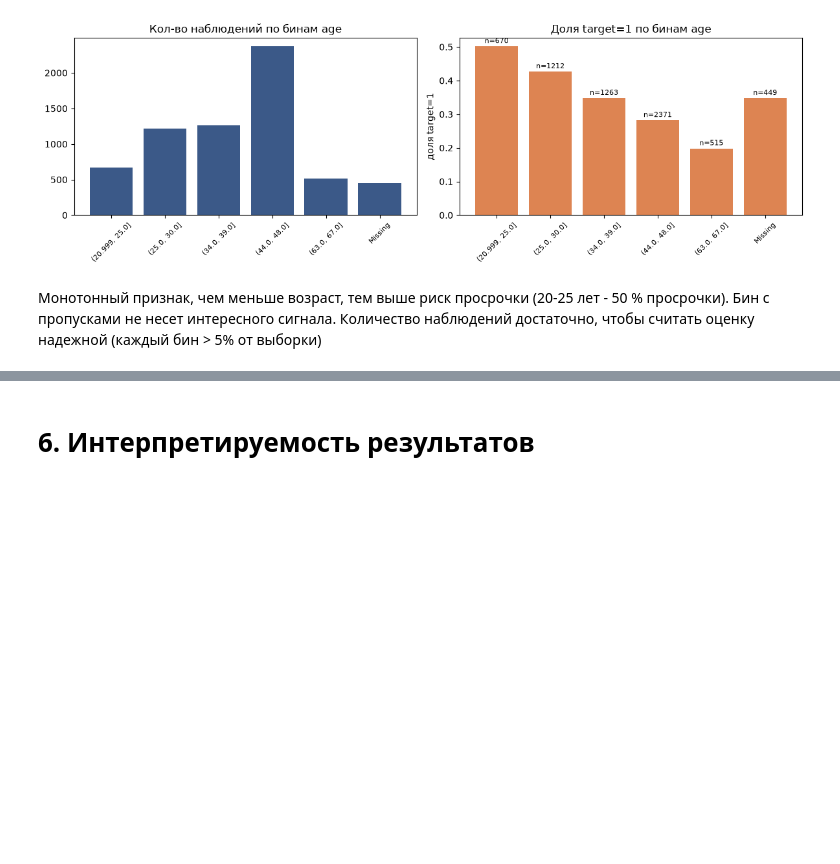
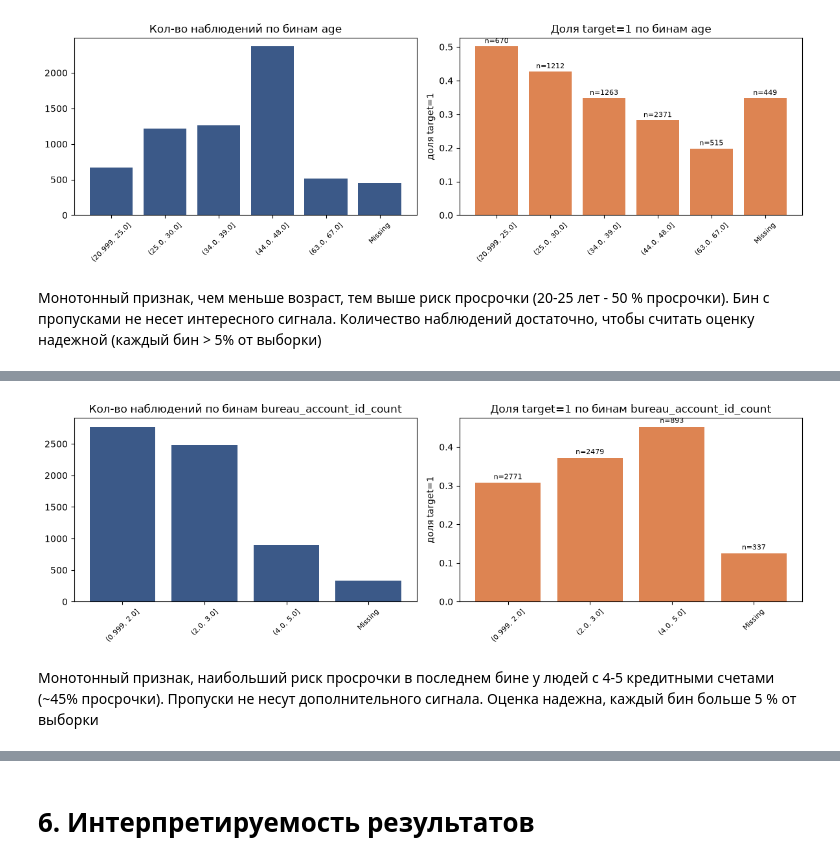
Before and after one commit to Polemarh/credit_scoring_ml, a Jupyter notebook: competition.ipynb, the cells around one changed output, grey strips where cells are left out. Cells and saved outputs as stored; diff of their text form; code cells hidden in the pictures; blank space fills up the shorter version.

```diff
--- a/competition.ipynb
+++ b/competition.ipynb
@@ -995,0 +991,3 @@ p-value = 0.74113
+# %%
+woe_table, iv = calc_woe_iv(train, 'bureau_account_id_count', 'target')
+woe_table
@@ -996 +1001,7 @@ p-value = 0.74113
+# %%
+visualization(woe_table, 'bureau_account_id_count', 'target')
+# %% [output]
+[figure, added]
+# %% [markdown]
+Монотонный признак, наибольший риск просрочки в последнем бине у людей с 4-5 кредитными счетами (~45% просрочки). Пропуски не несут дополнительного сигнала. Оценка надежна, каждый бин больше 5 % от выборки
 # %% [markdown]
```
Also changed, not shown: parts of 35 cells of this notebook, 2 other files.
